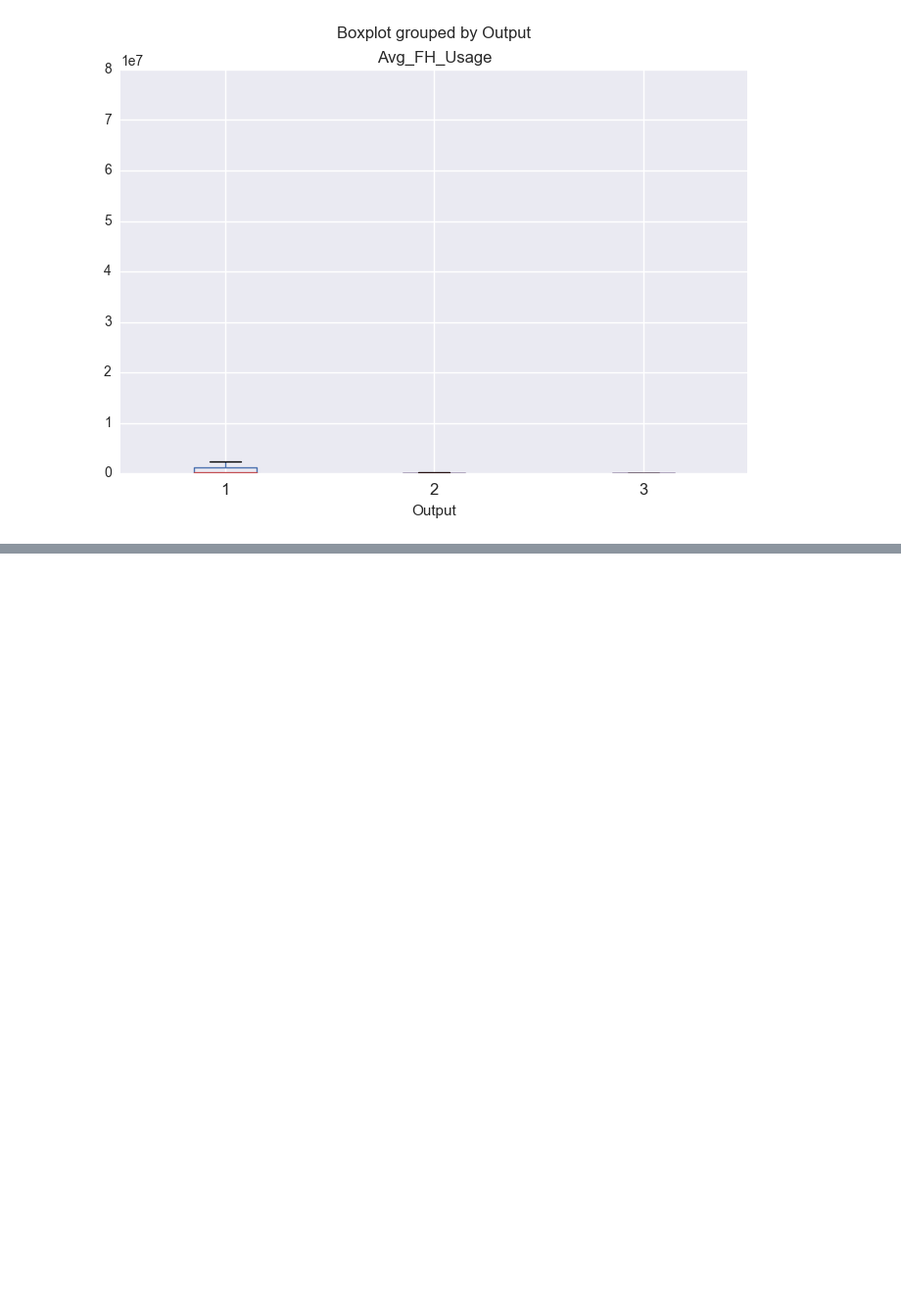
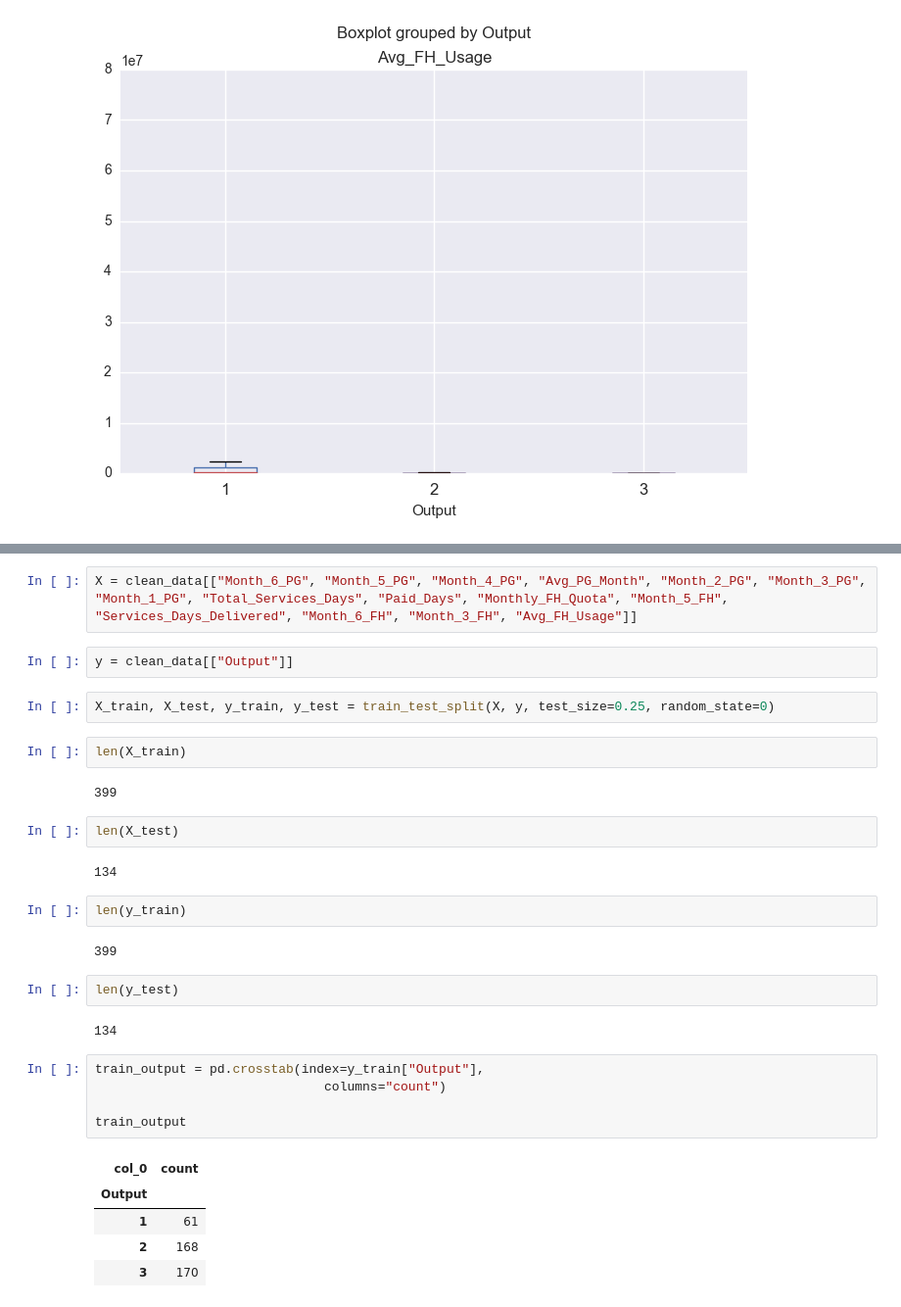
Before and after one commit to esiami/ds-sf-29, a Jupyter notebook: Final Project - Customer_Classifier.ipynb, the cells around one changed output, grey strips where cells are left out. Shown at 98% size. Drawn from its saved outputs; the diff is of its cells as text; blank space fills up the shorter version.

```diff
--- a/Final Project - Customer_Classifier.ipynb
+++ b/Final Project - Customer_Classifier.ipynb
@@ -205,0 +137,33 @@ for n_trees in range(1, 100, 10):
+# %%
+X = clean_data[["Month_6_PG", "Month_5_PG", "Month_4_PG", "Avg_PG_Month", "Month_2_PG", "Month_3_PG", "Month_1_PG", "Total_Services_Days", "Paid_Days", "Monthly_FH_Quota", "Month_5_FH", "Services_Days_Delivered", "Month_6_FH", "Month_3_FH", "Avg_FH_Usage"]]
+# %%
+y = clean_data[["Output"]]
+# %%
+X_train, X_test, y_train, y_test = train_test_split(X, y, test_size=0.25, random_state=0)
+# %%
+len(X_train)
+# %% [output]
+399
+# %%
+len(X_test)
+# %% [output]
+134
+# %%
+len(y_train)
+# %% [output]
+399
+# %%
+len(y_test)
+# %% [output]
+134
+# %%
+train_output = pd.crosstab(index=y_train["Output"],
+                              columns="count")
+
+train_output
+# %% [output]
+| col_0 | count |
+| Output |  |
+| 1 | 61 |
+| 2 | 168 |
+| 3 | 170 |
```
Also changed, not shown: parts of 45 cells of this notebook, 1 other file.
